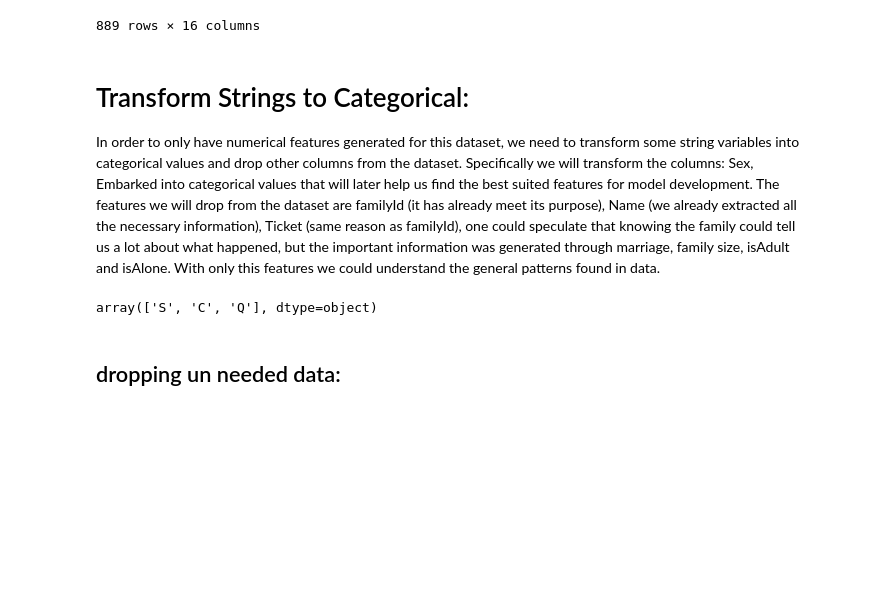
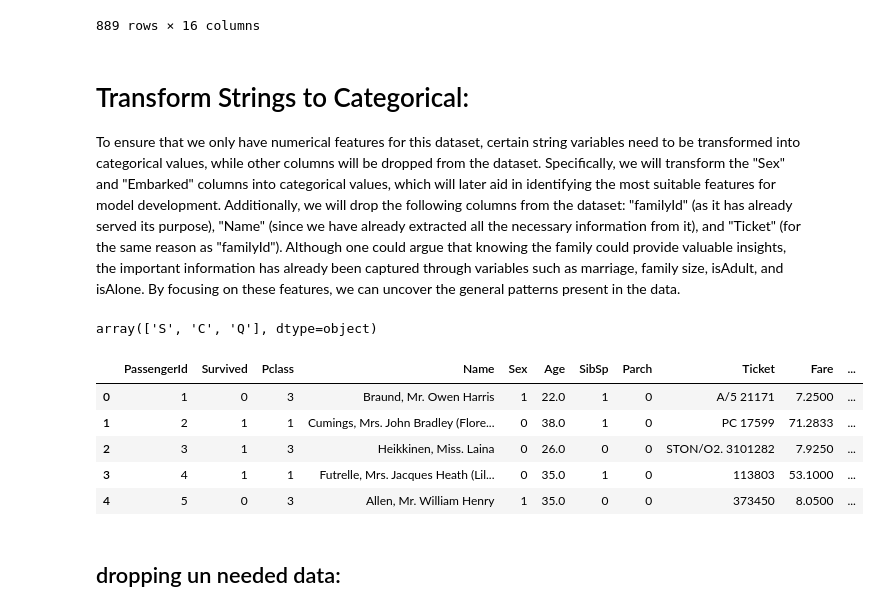
Before and after one commit to rocholaky/TitanicDataset, a Jupyter notebook: EDA.ipynb, the cells around one changed output. Saved outputs shown, nothing was run; the diff lists cells and outputs as text; code cells hidden in the pictures; blank space fills up the shorter version.

```diff
--- a/EDA.ipynb
+++ b/EDA.ipynb
@@ -242,7 +244,8 @@ train_df
 889 rows × 16 columns
 # %% [markdown]
 # Transform Strings to Categorical:
-In order to only have numerical features generated for this dataset, we need to transform some string variables into categorical values and drop other columns from the dataset. Specifically we will transform the columns: Sex, Embarked into categorical values that will later help us find the best suited features for model development. The features we will drop from the dataset are familyId (it has already meet its purpose), Name (we already extracted all the necessary information), Ticket (same reason as familyId), one could speculate that knowing the family could tell us a lot about what happened, but the important information was generated through marriage, family size, isAdult and isAlone. With only this features we could understand the general patterns found in data.
+
+To ensure that we only have numerical features for this dataset, certain string variables need to be transformed into categorical values, while other columns will be dropped from the dataset. Specifically, we will transform the "Sex" and "Embarked" columns into categorical values, which will later aid in identifying the most suitable features for model development. Additionally, we will drop the following columns from the dataset: "familyId" (as it has already served its purpose), "Name" (since we have already extracted all the necessary information from it), and "Ticket" (for the same reason as "familyId"). Although one could argue that knowing the family could provide valuable insights, the important information has already been captured through variables such as marriage, family size, isAdult, and isAlone. By focusing on these features, we can uncover the general patterns present in the data.
 # %%
 train_df["Embarked"].unique()
 # %% [output]
@@ -258,6 +261,15 @@ from sklearn import preprocessing
 sex_label_binarizer = preprocessing.LabelEncoder()
 sex_label_binarizer.fit(["male", "female"])
 train_df["Sex"] = sex_label_binarizer.transform(train_df["Sex"])
+# %%
+train_df.head()
+# %% [output]
+|  | PassengerId | Survived | Pclass | Name | Sex | Age | SibSp | Parch | Ticket | Fare | ... |
+| 0 | 1 | 0 | 3 | Braund, Mr. Owen Harris | 1 | 22.0 | 1 | 0 | A/5 21171 | 7.2500 | ... |
+| 1 | 2 | 1 | 1 | Cumings, Mrs. John Bradley (Flore... | 0 | 38.0 | 1 | 0 | PC 17599 | 71.2833 | ... |
+| 2 | 3 | 1 | 3 | Heikkinen, Miss. Laina | 0 | 26.0 | 0 | 0 | STON/O2. 3101282 | 7.9250 | ... |
+| 3 | 4 | 1 | 1 | Futrelle, Mrs. Jacques Heath (Lil... | 0 | 35.0 | 1 | 0 | 113803 | 53.1000 | ... |
+| 4 | 5 | 0 | 3 | Allen, Mr. William Henry | 1 | 35.0 | 0 | 0 | 373450 | 8.0500 | ... |
 # %% [markdown]
 ## dropping un needed data:
 # %%
```
Also changed, not shown: parts of 15 cells of this notebook, 8 other files.
